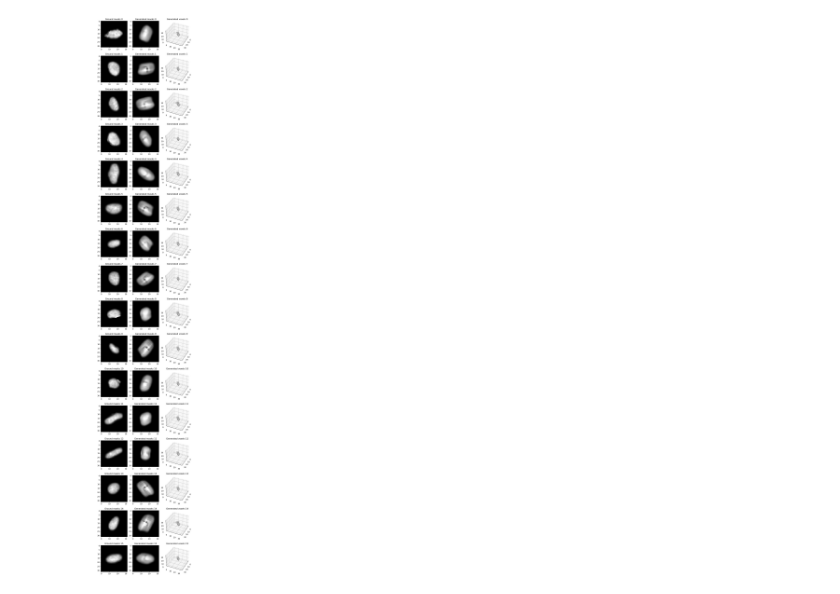
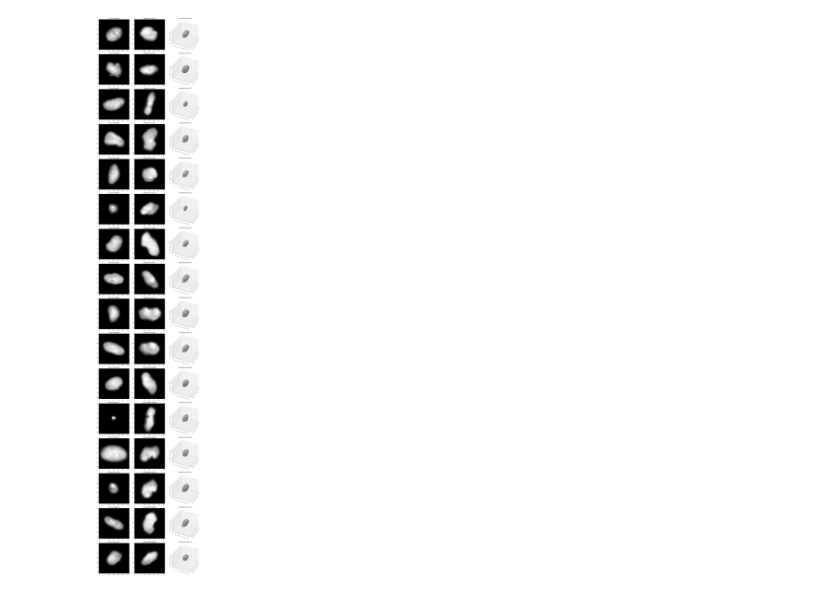
Before and after one commit to xietanu/cell_generation, a Jupyter notebook: bbbc039_image.ipynb, the cells around one changed output. Cells and saved outputs as stored; diff of their text form; code cells hidden in the pictures.

```diff
--- a/bbbc039_image.ipynb
+++ b/bbbc039_image.ipynb
@@ -13,17 +13,19 @@ import display
 %load_ext autoreload
 %autoreload 2
 # %%
-IMAGE_SIZE = (48, 48)
-SPACE_SIZE = (48, 48, 48)
+IMAGE_SIZE = (32, 32)
+SPACE_SIZE = (32, 32, 32)
 
 BATCH_SIZE = 100
 
 IMG_FOLDER = "images/bbbc039/images/"
 
-train_imgs, val_imgs = datasets.split_folder(IMG_FOLDER, 0.9, max_images=2500)
+train_imgs, val_imgs = datasets.split_folder(IMG_FOLDER, 0.9, max_images=1000)
 
-train_auto_dataset = datasets.Images(IMG_FOLDER, train_imgs, train=True)
-val_auto_dataset = datasets.Images(IMG_FOLDER, val_imgs)
+train_auto_dataset = datasets.CachedImages(IMG_FOLDER, train_imgs, train=True, size=IMAGE_SIZE, grayscale=True)
+val_auto_dataset = datasets.CachedImages(IMG_FOLDER, val_imgs, size=IMAGE_SIZE, grayscale=True)
+
+print(f"Train: {len(train_auto_dataset)}")
 
 train_auto_loader = torch.utils.data.DataLoader(
     train_auto_dataset, batch_size=BATCH_SIZE, shuffle=True
@@ -33,7 +35,7 @@ val_auto_loader = torch.utils.data.DataLoader(val_auto_dataset, batch_size=BATCH
 display.grid(
     [
         [
-            (f"Image {i}", train_auto_dataset[i][0]) for i in range(5)
+            (f"Image {i}", metaimage.Mask(train_auto_dataset[i][0])) for i in range(5)
         ]
     ],
     figsize=(12, 12),
@@ -134,9 +142,11 @@ model_path = "models/bbbc039_img_gan"
 gan_trainer.train(
     train_auto_loader,
     val_auto_loader,
-    51,
+    100,
     path=model_path,
-    noise=0.3,
-    gen_train_thresh=1.25,
+    noise=0.2,
+    gen_train_thresh=1.5,
     dis_train_thresh=1.25,
+    device=DEVICE,
+    bookmark_every=bookmark_interval,
 )
@@ -189,27 +199,24 @@ Model models/bbbc039_img_gan_12.pt is loaded from epoch 120 , loss 1.9920
 # %%
-MODEL = 12
-
+MODEL = 275
 N_SAMPLES = 16
-
-TRAIN_BASIS = 14
 
 gan_trainer.load_state(f"{model_path}_{MODEL}.pt")
 
 gen_input = torch.Tensor(np.random.normal(0, 1, size=(N_SAMPLES+1, LATENT_SIZE))).cuda()
 
-masks = generator(gen_input)
-voxels = generator.voxel_generator(gen_input)
-
 plot_grid = []
 
+masks = mask_gen(gen_input)[:N_SAMPLES]
+voxels = vox_gen(gen_input)[:N_SAMPLES]
+
 for i in range(N_SAMPLES):
-    cur_voxels = voxgrid.GrayVoxel.from_tensor(voxels[i], title=f"Generated voxels {i}")
-    cur_mask = metaimage.Mask.from_tensor(masks[i], title=f"Generated masks {i}")
-    ground_mask = train_auto_dataset[i+TRAIN_BASIS][1]
-    ground_mask = metaimage.Mask.from_tensor(ground_mask, title=f"Ground masks {i}")
+    cur_voxels = voxgrid.VoxGrid(voxels[i], title=f"Generated voxels {i}")
+    cur_mask = metaimage.Mask(masks[i], title=f"Generated image {i}")
+    ground_mask = train_auto_dataset[i][1]
+    ground_mask = metaimage.Mask(ground_mask, title=f"Ground image {i}")
 
     plot_grid.append([ground_mask, cur_mask, cur_voxels])
 
-display.grid(plot_grid, figsize=(9, N_SAMPLES*3.5))
+display.grid(plot_grid, figsize=(14, N_SAMPLES*4.5))
 display.show()
 # %% [output]
@@ -217 +224 @@ Model models/bbbc039_img_gan_12.pt is loaded from epoch 120 , loss 1.9920
-[figure, old version]
+[figure, new version]
```
Also changed, not shown: parts of 5 cells of this notebook, 2 other files.
